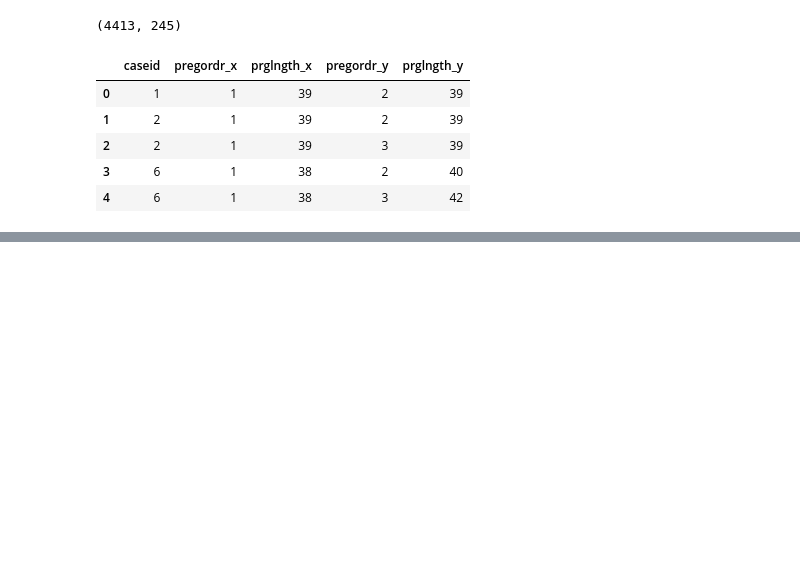
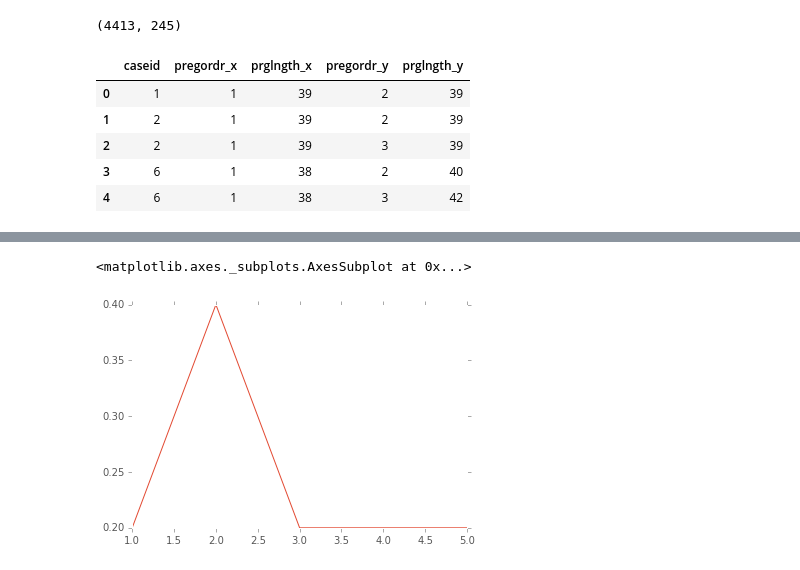
Before and after one commit to doolingdavid/ThinkStats2, a Jupyter notebook: code/notes.ipynb, the cells around one changed output, grey strips where cells are left out. Drawn from its saved outputs; the diff is of its cells as text; code cells hidden in the pictures; blank space fills up the shorter version.

```diff
--- a/code/notes.ipynb
+++ b/code/notes.ipynb
@@ -1251,0 +1262,10 @@ together[['caseid','pregordr_x','prglngth_x',
+# %%
+one = [1,2,2,3,5]
+# %%
+oneseries = pd.Series(one)
+onepmf = oneseries.value_counts(normalize=True).sort_index()
+# %%
+onepmf.plot()
+# %% [output]
+<matplotlib.axes._subplots.AxesSubplot at 0x...>
+[figure, added]
```
Also changed, not shown: parts of 24 cells of this notebook.
